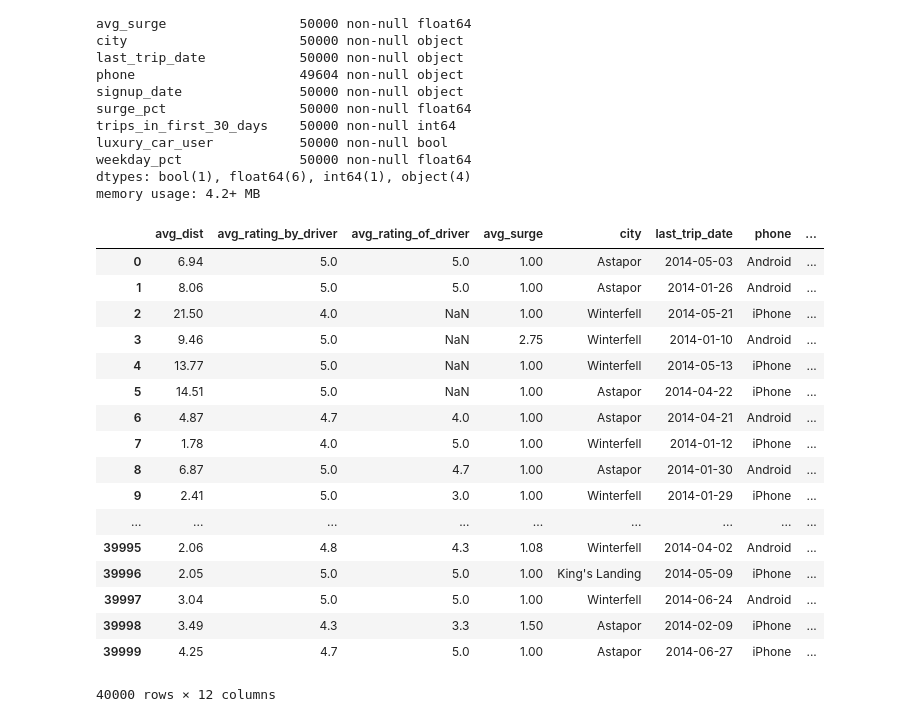
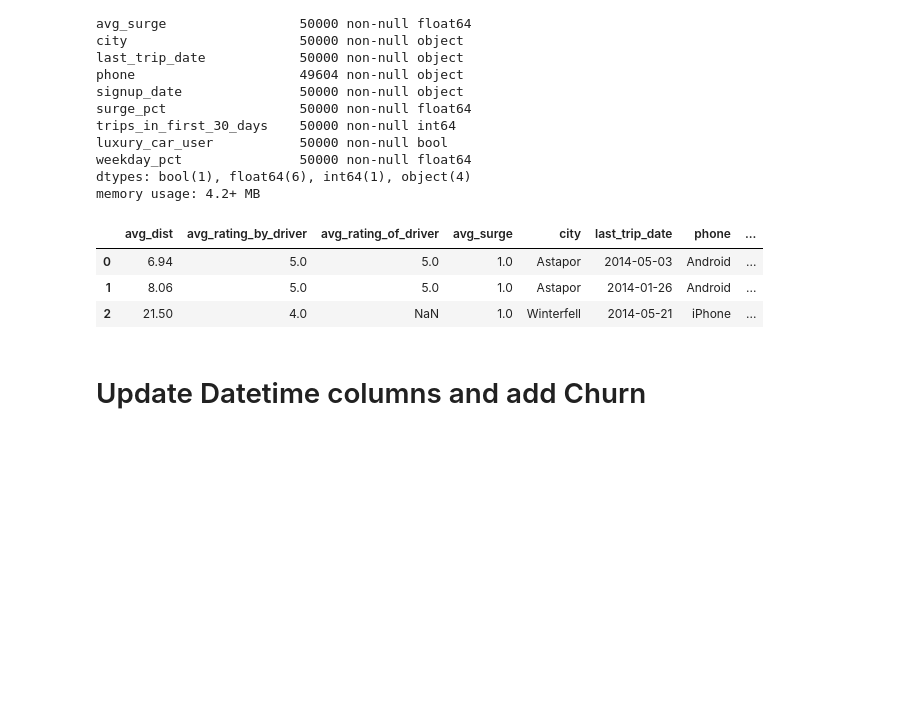
Before and after one commit to JuliaSokolova/churn-prediction, a Jupyter notebook: JacobEDAscratchpad.ipynb, the cells around one changed output. Drawn from its saved outputs; the diff is of its cells as text; code cells hidden in the pictures; blank space fills up the shorter version.

```diff
--- a/JacobEDAscratchpad.ipynb
+++ b/JacobEDAscratchpad.ipynb
@@ -41,26 +47,14 @@ weekday_pct               50000 non-null float64
 dtypes: bool(1), float64(6), int64(1), object(4)
 memory usage: 4.2+ MB
 # %%
-rideguystrain
+rideguystrain.head(3)
 # %% [output]
 |  | avg_dist | avg_rating_by_driver | avg_rating_of_driver | avg_surge | city | last_trip_date | phone | ... |
-| 0 | 6.94 | 5.0 | 5.0 | 1.00 | Astapor | 2014-05-03 | Android | ... |
-| 1 | 8.06 | 5.0 | 5.0 | 1.00 | Astapor | 2014-01-26 | Android | ... |
-| 2 | 21.50 | 4.0 | NaN | 1.00 | Winterfell | 2014-05-21 | iPhone | ... |
-| 3 | 9.46 | 5.0 | NaN | 2.75 | Winterfell | 2014-01-10 | Android | ... |
-| 4 | 13.77 | 5.0 | NaN | 1.00 | Winterfell | 2014-05-13 | iPhone | ... |
-| 5 | 14.51 | 5.0 | NaN | 1.00 | Astapor | 2014-04-22 | iPhone | ... |
-| 6 | 4.87 | 4.7 | 4.0 | 1.00 | Astapor | 2014-04-21 | Android | ... |
-| 7 | 1.78 | 4.0 | 5.0 | 1.00 | Winterfell | 2014-01-12 | iPhone | ... |
-| 8 | 6.87 | 5.0 | 4.7 | 1.00 | Astapor | 2014-01-30 | Android | ... |
-| 9 | 2.41 | 5.0 | 3.0 | 1.00 | Winterfell | 2014-01-29 | iPhone | ... |
-| ... | ... | ... | ... | ... | ... | ... | ... | ... |
-| 39995 | 2.06 | 4.8 | 4.3 | 1.08 | Winterfell | 2014-04-02 | Android | ... |
-| 39996 | 2.05 | 5.0 | 5.0 | 1.00 | King's Landing | 2014-05-09 | iPhone | ... |
-| 39997 | 3.04 | 5.0 | 5.0 | 1.00 | Winterfell | 2014-06-24 | Android | ... |
-| 39998 | 3.49 | 4.3 | 3.3 | 1.50 | Astapor | 2014-02-09 | iPhone | ... |
-| 39999 | 4.25 | 4.7 | 5.0 | 1.00 | Astapor | 2014-06-27 | iPhone | ... |
+| 0 | 6.94 | 5.0 | 5.0 | 1.0 | Astapor | 2014-05-03 | Android | ... |
+| 1 | 8.06 | 5.0 | 5.0 | 1.0 | Astapor | 2014-01-26 | Android | ... |
+| 2 | 21.50 | 4.0 | NaN | 1.0 | Winterfell | 2014-05-21 | iPhone | ... |
-40000 rows × 12 columns
+# %% [markdown]
+# Update Datetime columns and add Churn
 # %%
 rideguys['last_trip_date'] = rideguys['last_trip_date'].apply(pd.to_datetime)
 # %%
```
Also changed, not shown: parts of 26 cells of this notebook, 1 other file.
